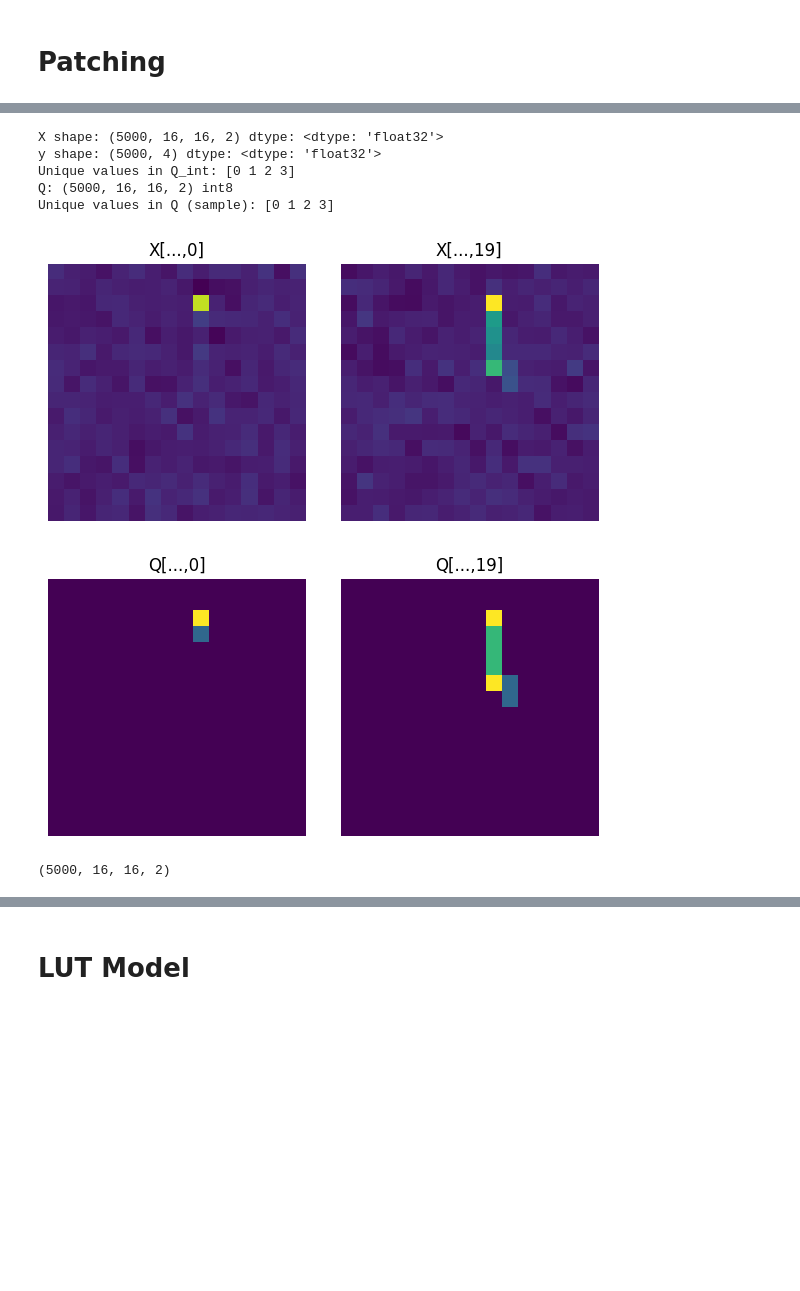
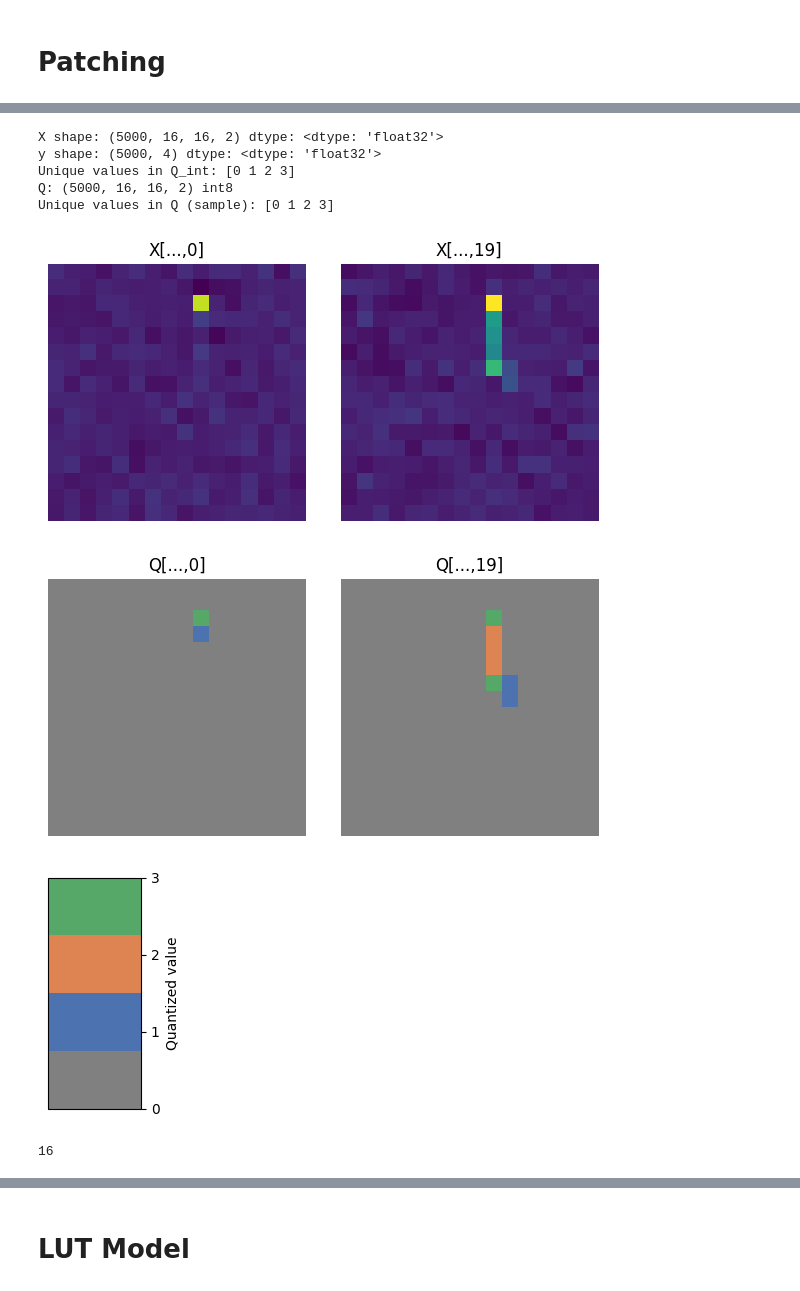
Before and after one commit to ArghyaDas112358/smart-pixels-ml, a Jupyter notebook: Pattern_patching.ipynb, the cells around one changed output, grey strips where cells are left out. Cells and saved outputs as stored; diff of their text form; code cells hidden in the pictures; blank space fills up the shorter version.

```diff
--- a/Pattern_patching.ipynb
+++ b/Pattern_patching.ipynb
@@ -1353,13 +1367,4 @@ seq_len: 128
 # %%
-# Th0: μ=249.30 ± 1.06, σ=4.50 ± 0.75
-# Th1: μ=667.66 ± 2.08, σ=8.84 ± 1.47
-# Th2: μ=1659.27 ± 5.88, σ=24.97 ± 4.16
-
-from matplotlib.colors import Normalize
-
-
-b = 0
-i = 10
 X, y = training_generator[b]
 
 print("X shape:", X.shape, "dtype:", X.dtype)
@@ -1390,7 +1395,6 @@ vmax = max(img0.max(), img1.max())
 norm = Normalize(vmin=vmin, vmax=vmax)
 
 fig, axes = plt.subplots(1, 2, figsize=(6, 3))
-
 im0 = axes[0].imshow(img0, norm=norm, interpolation="nearest")
 axes[0].set_title("X[...,0]")
 axes[0].axis("off")
@@ -1400,38 +1404,54 @@ axes[1].set_title("X[...,19]")
 axes[1].axis("off")
 
 plt.tight_layout()
 plt.show()
 
 img0 = Q[i, :, :, 0]
 img1 = Q[i, :, :, 1]
 
 # shared scale (use fixed [0,3] if these are quantized levels)
 vmin = min(img0.min(), img1.min())
 vmax = max(img0.max(), img1.max())
 norm = Normalize(vmin=vmin, vmax=vmax)
 
 fig, axes = plt.subplots(1, 2, figsize=(6, 3))
 
-im0 = axes[0].imshow(img0, norm=norm, interpolation="nearest")
+im0 = axes[0].imshow(img0, cmap=cmap, norm=norm, interpolation="nearest")
 axes[0].set_title("Q[...,0]")
 axes[0].axis("off")
 
-im1 = axes[1].imshow(img1, norm=norm, interpolation="nearest")
+im1 = axes[1].imshow(img1, cmap=cmap, norm=norm, interpolation="nearest")
 axes[1].set_title("Q[...,19]")
 axes[1].axis("off")
 
 plt.tight_layout()
 plt.show()
+
+
+from matplotlib.cm import ScalarMappable
+
+norm = Normalize(vmin=0, vmax=3)
+sm = ScalarMappable(norm=norm, cmap=cmap)
+sm.set_array([])   # required by matplotlib
+
+fig, ax = plt.subplots(figsize=(1.2, 3))
+cbar = fig.colorbar(sm, cax=ax)
+
+cbar.set_label("Quantized value")
+cbar.set_ticks([0, 1, 2, 3])
+
+plt.show()
 # %% [output]
 X shape: (5000, 16, 16, 2) dtype: <dtype: 'float32'>
 y shape: (5000, 4) dtype: <dtype: 'float32'>
 Unique values in Q_int: [0 1 2 3]
 Q: (5000, 16, 16, 2) int8
 Unique values in Q (sample): [0 1 2 3]
 [figure]
-[figure, old version]
+[figure, new version]
+[figure, added]
-# %%
-Q.shape
-# %% [output]
-(5000, 16, 16, 2)
+# %%
+Q.shape[2]
+# %% [output]
+16
 # %%
```
Also changed, not shown: parts of 14 cells of this notebook.
